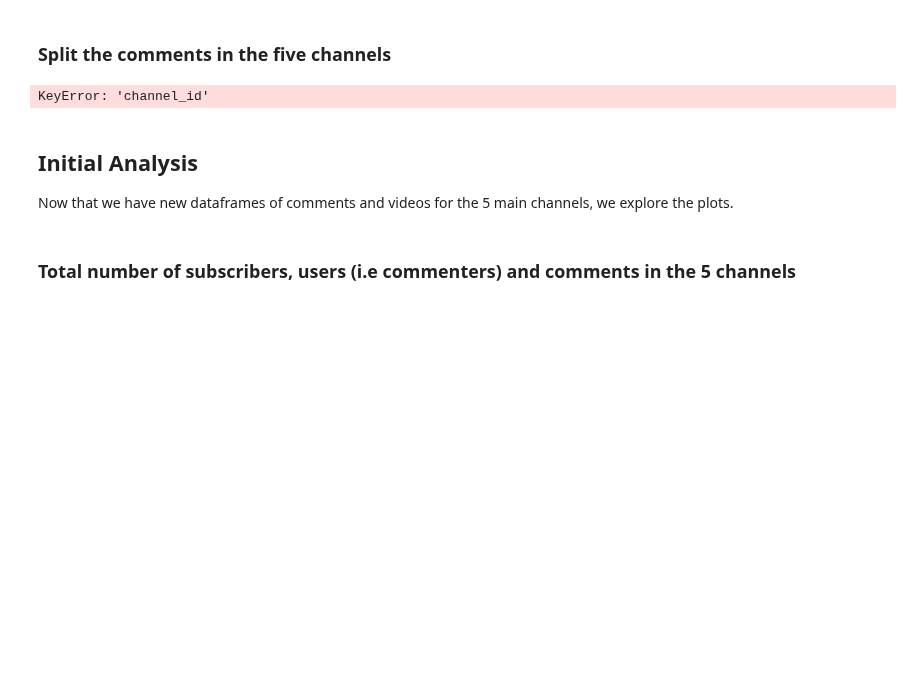
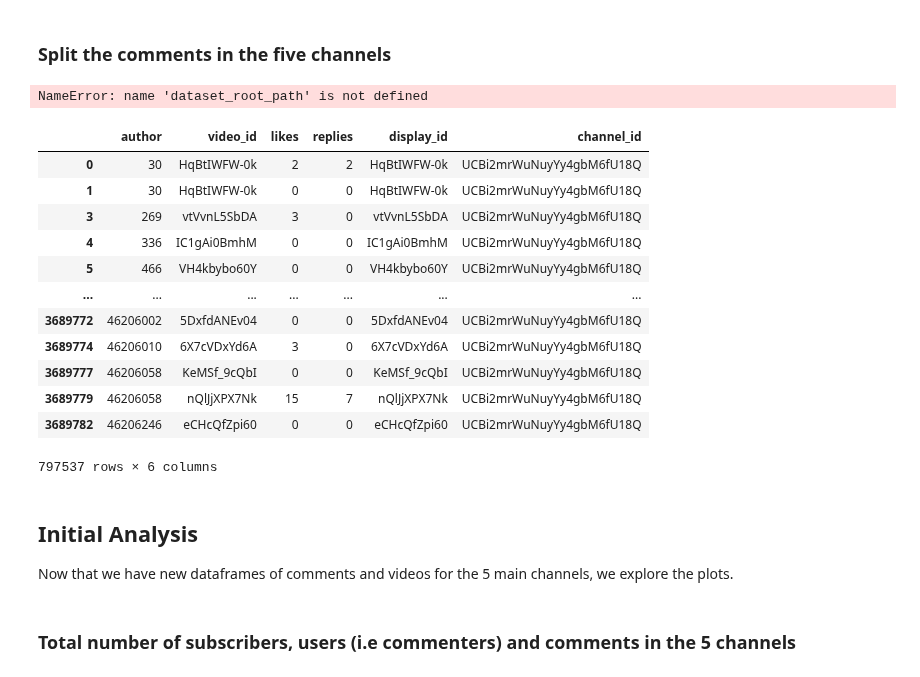
Before and after one commit to epfl-ada/ada-2024-project-thedataminions, a Jupyter notebook: analysis/analysis.ipynb, the cells around one changed output. Cells and saved outputs as stored; diff of their text form; code cells hidden in the pictures; blank space fills up the shorter version.

```diff
--- a/analysis/analysis.ipynb
+++ b/analysis/analysis.ipynb
@@ -957,7 +776,7 @@ else:
      df_comments_news_pol_bbc,
      df_comments_news_pol_aje,
      df_comments_news_pol_fox) = (df_comments_news_pol_manually_selected_grouped.get_group(x)
-                                  for x in df_comments_news_pol_manually_selected_grouped)
+                                  for x, _ in df_comments_news_pol_manually_selected_grouped)
 
     # save the new dfs to csv
     df_comments_news_pol_cnn.to_csv(comments_news_pol_selected_channels_filepaths[0], index=False)
@@ -966,7 +785,23 @@ else:
     df_comments_news_pol_aje.to_csv(comments_news_pol_selected_channels_filepaths[3], index=False)
     df_comments_news_pol_fox.to_csv(comments_news_pol_selected_channels_filepaths[4], index=False)
 # %% [output]
-KeyError: 'channel_id'
+NameError: name 'dataset_root_path' is not defined
+# %%
+df_comments_news_pol_cnn
+# %% [output]
+|  | author | video_id | likes | replies | display_id | channel_id |
+| 0 | 30 | HqBtIWFW-0k | 2 | 2 | HqBtIWFW-0k | UCBi2mrWuNuyYy4gbM6fU18Q |
+| 1 | 30 | HqBtIWFW-0k | 0 | 0 | HqBtIWFW-0k | UCBi2mrWuNuyYy4gbM6fU18Q |
+| 3 | 269 | vtVvnL5SbDA | 3 | 0 | vtVvnL5SbDA | UCBi2mrWuNuyYy4gbM6fU18Q |
+| 4 | 336 | IC1gAi0BmhM | 0 | 0 | IC1gAi0BmhM | UCBi2mrWuNuyYy4gbM6fU18Q |
+| 5 | 466 | VH4kbybo60Y | 0 | 0 | VH4kbybo60Y | UCBi2mrWuNuyYy4gbM6fU18Q |
+| ... | ... | ... | ... | ... | ... | ... |
+| 3689772 | 46206002 | 5DxfdANEv04 | 0 | 0 | 5DxfdANEv04 | UCBi2mrWuNuyYy4gbM6fU18Q |
+| 3689774 | 46206010 | 6X7cVDxYd6A | 3 | 0 | 6X7cVDxYd6A | UCBi2mrWuNuyYy4gbM6fU18Q |
+| 3689777 | 46206058 | KeMSf_9cQbI | 0 | 0 | KeMSf_9cQbI | UCBi2mrWuNuyYy4gbM6fU18Q |
+| 3689779 | 46206058 | nQlJjXPX7Nk | 15 | 7 | nQlJjXPX7Nk | UCBi2mrWuNuyYy4gbM6fU18Q |
+| 3689782 | 46206246 | eCHcQfZpi60 | 0 | 0 | eCHcQfZpi60 | UCBi2mrWuNuyYy4gbM6fU18Q |
+797537 rows × 6 columns
 # %% [markdown]
 ## Initial Analysis
 
```
Also changed, not shown: parts of 30 cells of this notebook.
